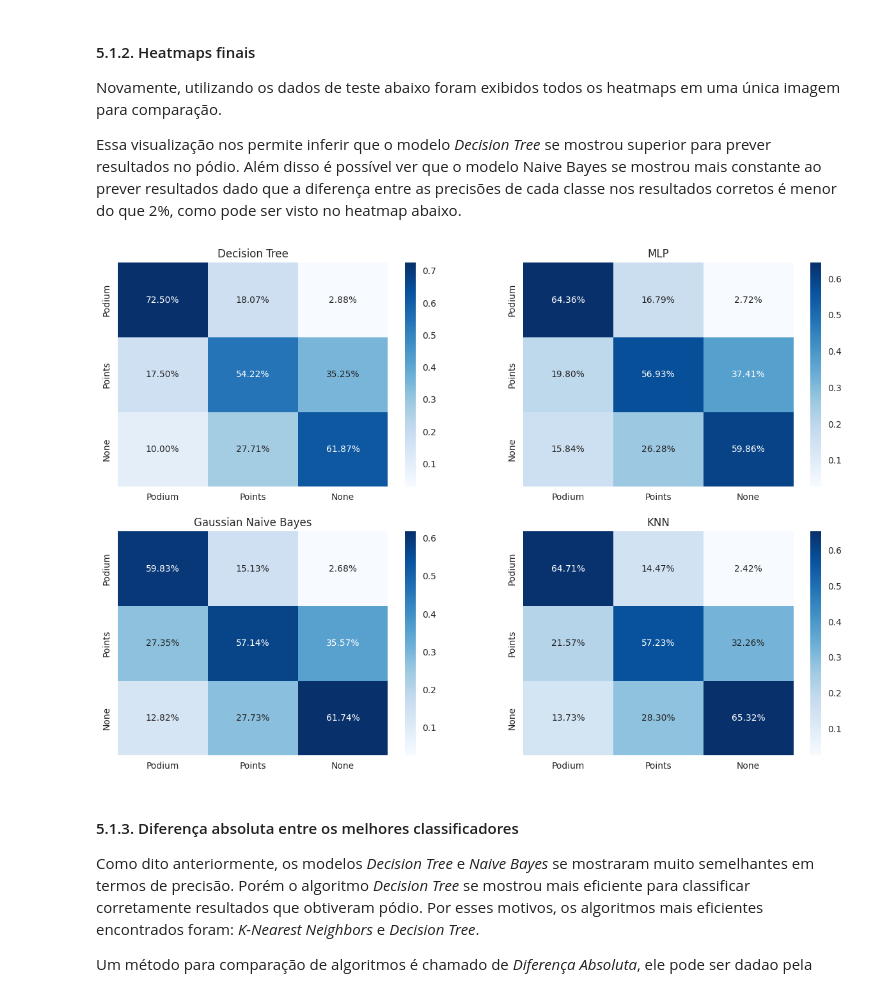
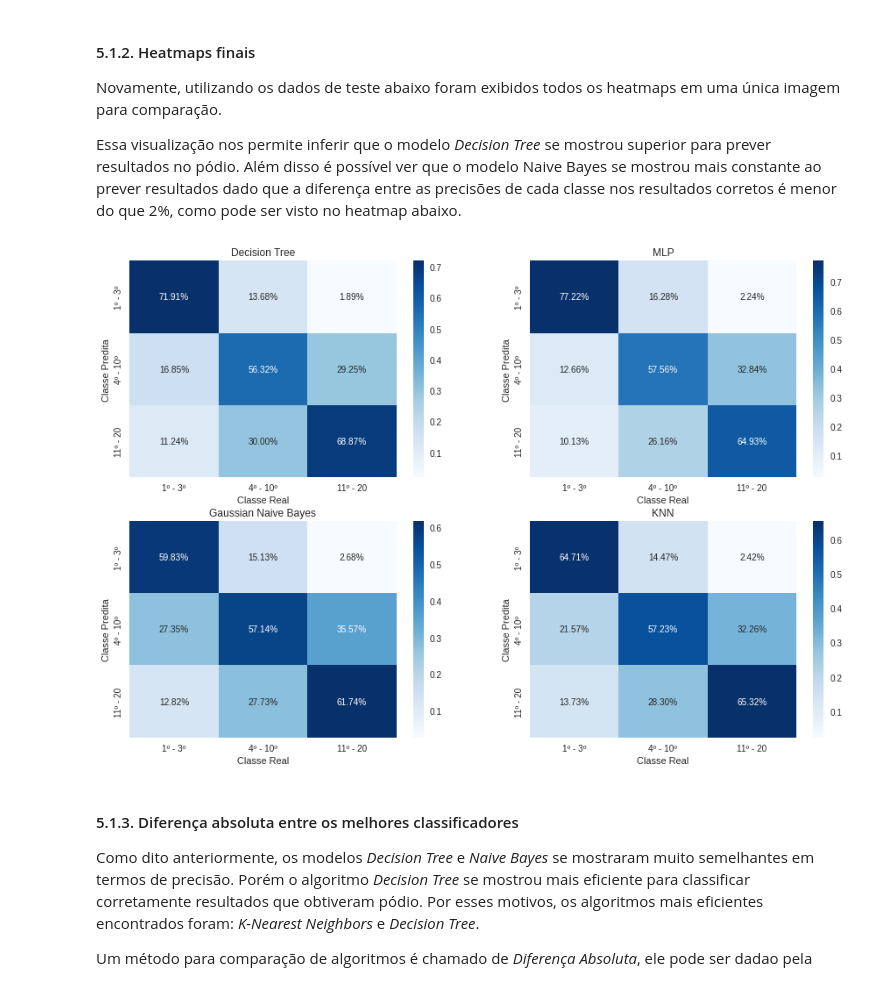
Before and after one commit to joaofavoretti/formula-1-result-predict, a Jupyter notebook: formula1-result-predict.ipynb, the cells around one changed output. Cells and saved outputs as stored; diff of their text form; code cells hidden in the pictures.

```diff
--- a/formula1-result-predict.ipynb
+++ b/formula1-result-predict.ipynb
@@ -366,3 +366,5 @@ formatted_data['name_constructor'] = le.fit_transform(formatted_data['name_const
 formatted_data['driver'] = le.fit_transform(formatted_data['driver'])
 
 formatted_data['age_at_gp_in_days'] = sc.fit_transform(formatted_data['age_at_gp_in_days'].values.reshape(-1,1))
+
+formatted_data['position'] = formatted_data['position'].apply(position_index)
@@ -374,7 +380,7 @@ Os dados para treinos envolverão o descobrimento de hiper-parâmetros para o mo
 **Relembrando**: A coluna utilizada como label dos dados é a posição do piloto no final da corrida.
 # %%
 X = formatted_data.drop(['position'],1)
-y = formatted_data['position'].apply(position_index)
+y = formatted_data['position']
 
 X_train, X_test, y_train, y_test = train_test_split(X, y, test_size=0.2, random_state=SEED)
 # %% [markdown]
@@ -427,10 +434,10 @@ Cada um dos modelos utilizados possuem hiper-parâmetros que podem ser ajustados
 # %%
 # Definição do intervalo de parâmetros utilizados
 dt_param_grid = {
-    'criterion': ['gini','entropy'],
-    'max_depth': [2,3,4,5,6,7,8,9,10,11,12,13,14,15,16,17,18,19,20],
-    'min_samples_split': [2,3,4,5,6,7,8,9,10,11,12,13,14,15,16,17,18,19,20],
-    'min_samples_leaf': [1,2,3,4,5,6,7,8,9,10,11,12,13,14,15,16,17,18,19,20],
+    'criterion': ['gini','entropy', 'log_loss'],
+    'max_depth': [5, 10, 15],
+    'min_samples_split': [20, 40, 60],
+    'min_samples_leaf': [15, 20, 35],
     'max_features': ['sqrt','log2']
 }
 
@@ -641,20 +661,29 @@ Essa visualização nos permite inferir que o modelo *Decision Tree* se mostrou
 # %%
 plt.figure(figsize=(15,10))
 plt.subplot(2,2,1)
-sns.heatmap(cnf_mat_dt/np.sum(cnf_mat_dt, axis=0), annot=True, fmt='.2%', cmap='Blues', xticklabels=['Podium','Points','None'], yticklabels=['Podium','Points','None'])
+sns.heatmap(cnf_mat_dt/np.sum(cnf_mat_dt, axis=0), annot=True, fmt='.2%', cmap='Blues', xticklabels=['1º - 3º','4º - 10º','11º - 20'], yticklabels=['1º - 3º','4º - 10º','11º - 20'])
 plt.title('Decision Tree')
+plt.xlabel('Classe Real')
+plt.ylabel('Classe Predita')
 plt.subplot(2,2,2)
-sns.heatmap(cnf_mat_mlp/np.sum(cnf_mat_mlp, axis=0), annot=True, fmt='.2%', cmap='Blues', xticklabels=['Podium','Points','None'], yticklabels=['Podium','Points','None'])
+sns.heatmap(cnf_mat_mlp/np.sum(cnf_mat_mlp, axis=0), annot=True, fmt='.2%', cmap='Blues', xticklabels=['1º - 3º','4º - 10º','11º - 20'], yticklabels=['1º - 3º','4º - 10º','11º - 20'])
 plt.title('MLP')
+plt.xlabel('Classe Real')
+plt.ylabel('Classe Predita')
 plt.subplot(2,2,3)
-sns.heatmap(cnf_mat_nb/np.sum(cnf_mat_nb, axis=0), annot=True, fmt='.2%', cmap='Blues', xticklabels=['Podium','Points','None'], yticklabels=['Podium','Points','None'])
+sns.heatmap(cnf_mat_nb/np.sum(cnf_mat_nb, axis=0), annot=True, fmt='.2%', cmap='Blues', xticklabels=['1º - 3º','4º - 10º','11º - 20'], yticklabels=['1º - 3º','4º - 10º','11º - 20'])
 plt.title('Gaussian Naive Bayes')
+plt.xlabel('Classe Real')
+plt.ylabel('Classe Predita')
 plt.subplot(2,2,4)
-sns.heatmap(cnf_mat_knn/np.sum(cnf_mat_knn, axis=0), annot=True, fmt='.2%', cmap='Blues', xticklabels=['Podium','Points','None'], yticklabels=['Podium','Points','None'])
+sns.heatmap(cnf_mat_knn/np.sum(cnf_mat_knn, axis=0), annot=True, fmt='.2%', cmap='Blues', xticklabels=['1º - 3º','4º - 10º','11º - 20'], yticklabels=['1º - 3º','4º - 10º','11º - 20'])
 plt.title('KNN')
+plt.xlabel('Classe Real')
+plt.ylabel('Classe Predita')
+plt.savefig('out/confusion_matrix.png')
 plt.show()
 # %% [output]
-[figure, old version]
+[figure, new version]
 # %% [markdown]
 #### 5.1.3. Diferença absoluta entre os melhores classificadores
 
```
Also changed, not shown: parts of 13 cells of this notebook, 8 other files.
